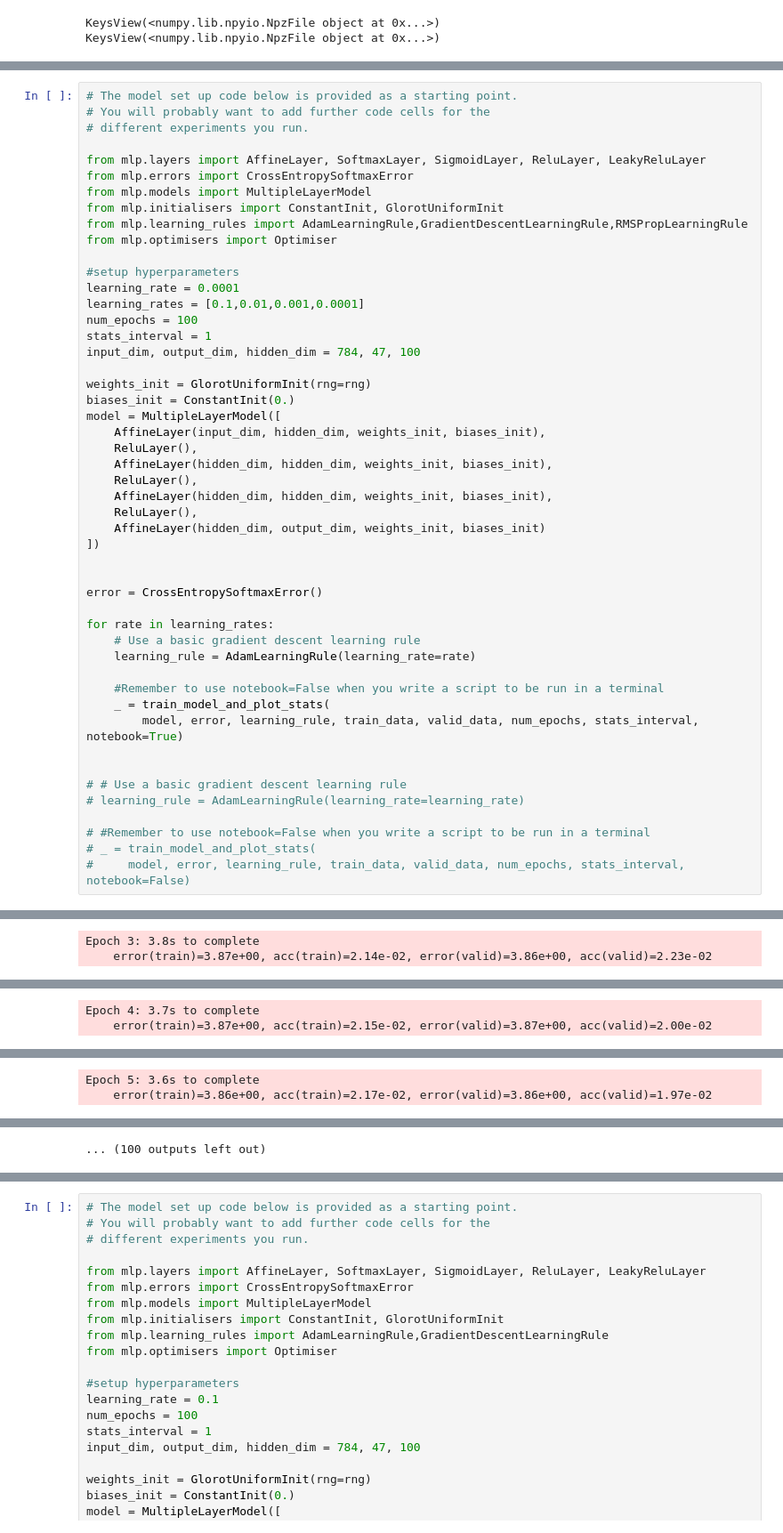
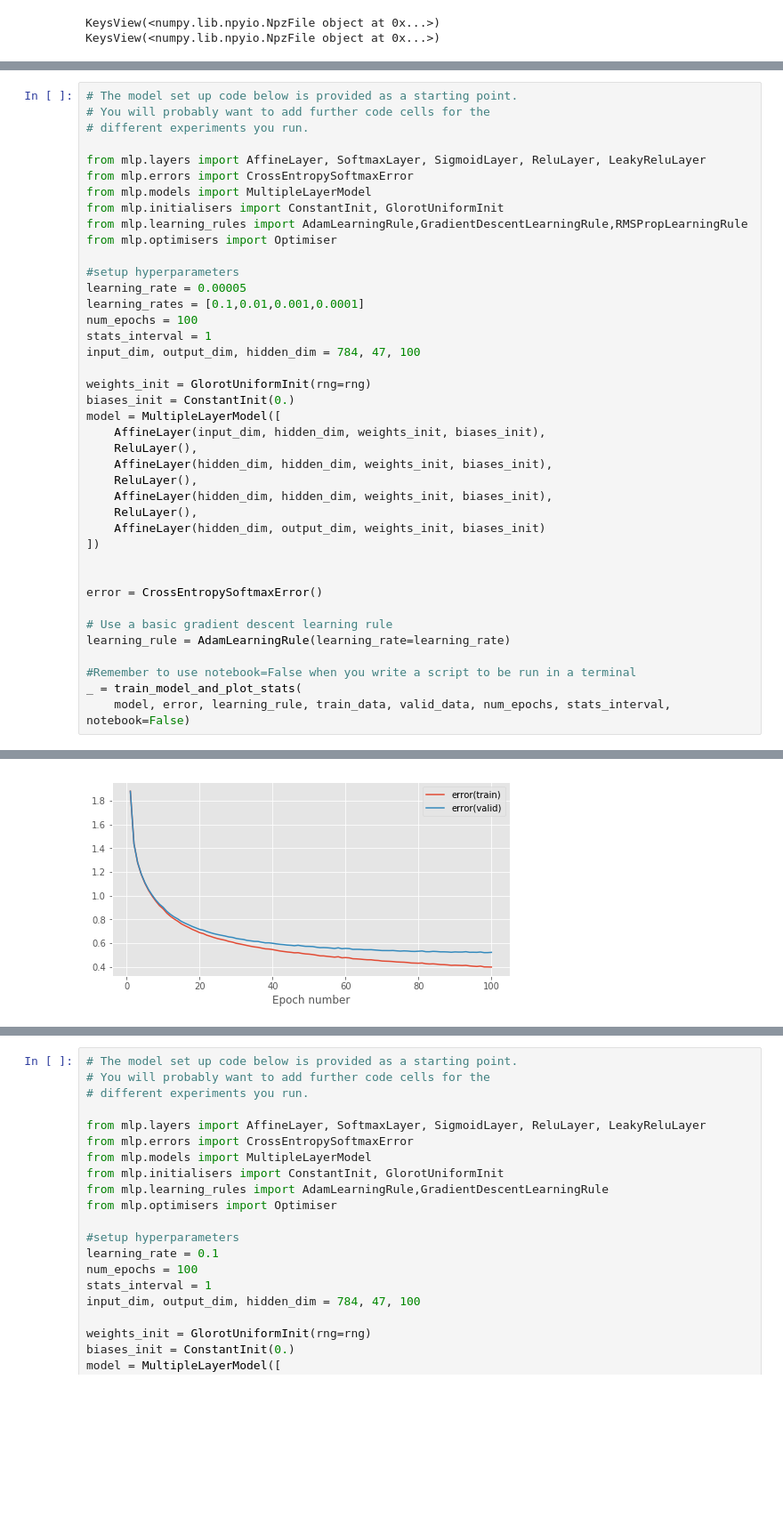
Before and after one commit to LewisLauYang/mlpractical, a Jupyter notebook: notebooks/Coursework_1.ipynb, the cells around one changed output, grey strips where cells are left out. Shown at 89% size. Saved outputs shown, nothing was run; the diff lists cells and outputs as text; blank space fills up the shorter version.

```diff
--- a/notebooks/Coursework_1.ipynb
+++ b/notebooks/Coursework_1.ipynb
@@ -252,7 +262,7 @@ from mlp.learning_rules import AdamLearningRule,GradientDescentLearningRule,RMSP
 from mlp.optimisers import Optimiser
 
 #setup hyperparameters
-learning_rate = 0.0001
+learning_rate = 0.00005
 learning_rates = [0.1,0.01,0.001,0.0001]
 num_epochs = 100
 stats_interval = 1
@@ -273,19 +283,10 @@ model = MultipleLayerModel([
 
 error = CrossEntropySoftmaxError()
 
-for rate in learning_rates:
-    # Use a basic gradient descent learning rule
-    learning_rule = AdamLearningRule(learning_rate=rate)
+# Use a basic gradient descent learning rule
+learning_rule = AdamLearningRule(learning_rate=learning_rate)
 
-    #Remember to use notebook=False when you write a script to be run in a terminal
-    _ = train_model_and_plot_stats(
-        model, error, learning_rule, train_data, valid_data, num_epochs, stats_interval, notebook=True)
-
-
-# # Use a basic gradient descent learning rule
-# learning_rule = AdamLearningRule(learning_rate=learning_rate)
-
-# #Remember to use notebook=False when you write a script to be run in a terminal
-# _ = train_model_and_plot_stats(
-#     model, error, learning_rule, train_data, valid_data, num_epochs, stats_interval, notebook=False)
+#Remember to use notebook=False when you write a script to be run in a terminal
+_ = train_model_and_plot_stats(
+    model, error, learning_rule, train_data, valid_data, num_epochs, stats_interval, notebook=False)
 # %% [output]
@@ -300,2 +309,0 @@ Epoch 2: 3.8s to complete
-Epoch 3: 3.8s to complete
-    error(train)=3.87e+00, acc(train)=2.14e-02, error(valid)=3.86e+00, acc(valid)=2.23e-02
@@ -303,2 +309,0 @@ Epoch 3: 3.8s to complete
-Epoch 4: 3.7s to complete
-    error(train)=3.87e+00, acc(train)=2.15e-02, error(valid)=3.87e+00, acc(valid)=2.00e-02
@@ -306,2 +309,0 @@ Epoch 4: 3.7s to complete
-Epoch 5: 3.6s to complete
-    error(train)=3.86e+00, acc(train)=2.17e-02, error(valid)=3.86e+00, acc(valid)=1.97e-02
@@ -309 +310 @@ Epoch 5: 3.6s to complete
-... (100 outputs left out)
+[figure, added]
```
Also changed, not shown: parts of 10 cells of this notebook, 2 other files.
